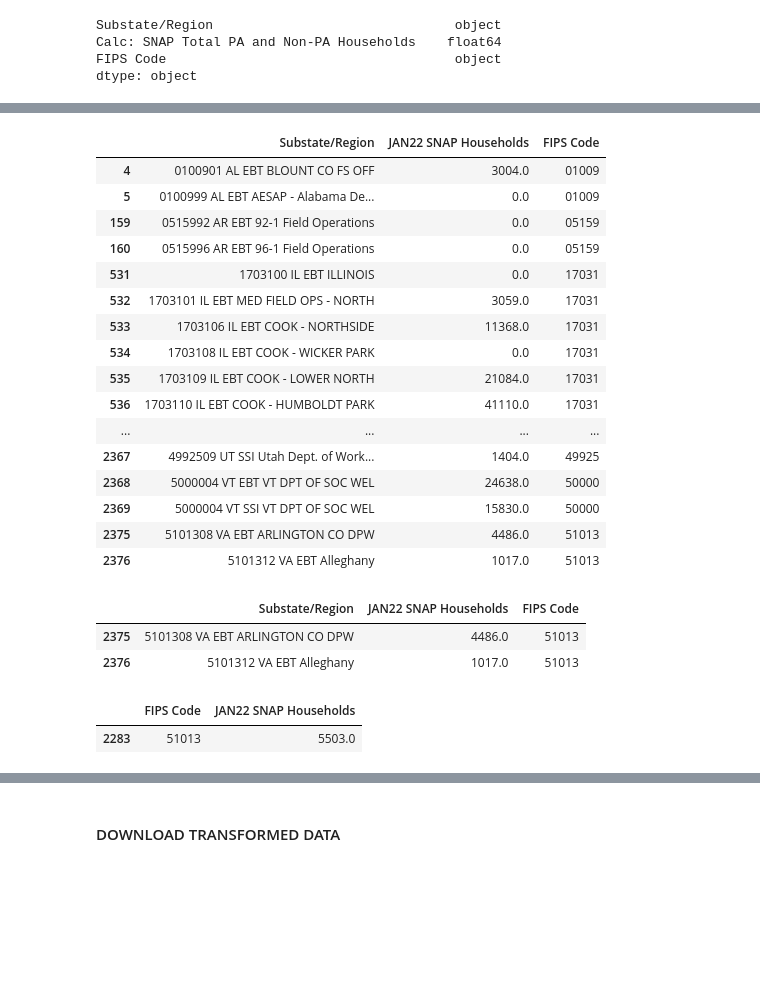
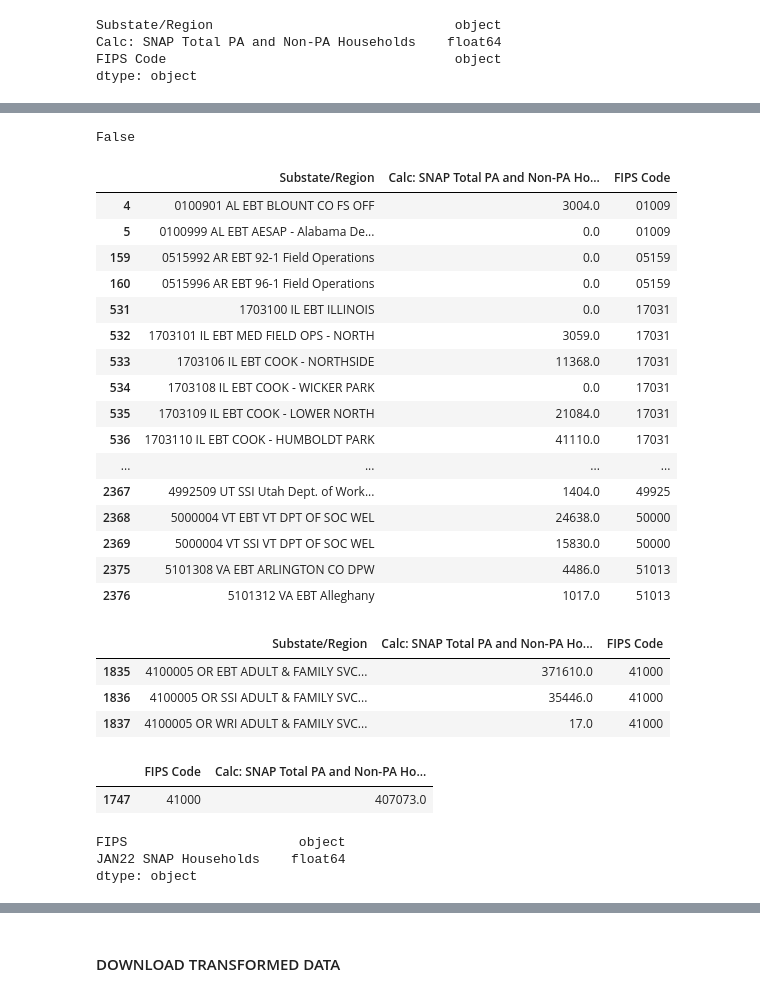
Before and after one commit to datakind/BDT_DataDive_Dec22, a Jupyter notebook: notebooks/BDT DataDive ACP vs SNAP Enrollment.ipynb, the cells around one changed output, grey strips where cells are left out. Drawn from its saved outputs; the diff is of its cells as text; code cells hidden in the pictures; blank space fills up the shorter version.

```diff
--- a/notebooks/BDT DataDive ACP vs SNAP Enrollment.ipynb
+++ b/notebooks/BDT DataDive ACP vs SNAP Enrollment.ipynb
@@ -392,3 +389,0 @@ sjan22[sjan22['Calc: SNAP Total PA and Non-PA Households']=="  "]
-# %%
-#fill blank values
-sjan22['Calc: SNAP Total PA and Non-PA Households'][sjan22['Calc: SNAP Total PA and Non-PA Households']=="  "]=0
@@ -400,2 +389,0 @@ See the caveats in the documentation: https://pandas.pydata.org/pandas-docs/stab
-# %%
-sjan22['Calc: SNAP Total PA and Non-PA Households'] = pd.to_numeric(sjan22['Calc: SNAP Total PA and Non-PA Households'])
@@ -409,2 +389,0 @@ dtype: object
-# %%
-sjan22 = sjan22.rename(columns={'Calc: SNAP Total PA and Non-PA Households': 'JAN22 SNAP Households'})
@@ -425,2 +389,0 @@ sjan22.head()
-# %%
-sjan22['FIPS Code'] = sjan22['FIPS Code'].astype(str)
@@ -449,7 +390,12 @@ sjan22.describe(include='all')
+# %%
+#check for null
+sjan22.isnull().values.any()
+# %% [output]
+False
 # %%
 sjan22[sjan22.duplicated(['FIPS Code'], keep=False)]
 # %% [output]
-|  | Substate/Region | JAN22 SNAP Households | FIPS Code |
+|  | Substate/Region | Calc: SNAP Total PA and Non-PA Ho... | FIPS Code |
 | 4 | 0100901 AL EBT BLOUNT CO FS OFF | 3004.0 | 01009 |
 | 5 | 0100999 AL EBT AESAP - Alabama De... | 0.0 | 01009 |
 | 159 | 0515992 AR EBT 92-1 Field Operations | 0.0 | 05159 |
@@ -467,16 +413,17 @@ sjan22[sjan22.duplicated(['FIPS Code'], keep=False)]
 | 2375 | 5101308 VA EBT ARLINGTON CO DPW | 4486.0 | 51013 |
 | 2376 | 5101312 VA EBT Alleghany | 1017.0 | 51013 |
 # %%
-sjan22[sjan22['FIPS Code']=='51013']
+sjan22[sjan22['FIPS Code']=='41000']
 # %% [output]
-|  | Substate/Region | JAN22 SNAP Households | FIPS Code |
-| 2375 | 5101308 VA EBT ARLINGTON CO DPW | 4486.0 | 51013 |
-| 2376 | 5101312 VA EBT Alleghany | 1017.0 | 51013 |
+|  | Substate/Region | Calc: SNAP Total PA and Non-PA Ho... | FIPS Code |
+| 1835 | 4100005 OR EBT ADULT & FAMILY SVC... | 371610.0 | 41000 |
+| 1836 | 4100005 OR SSI ADULT & FAMILY SVC... | 35446.0 | 41000 |
+| 1837 | 4100005 OR WRI ADULT & FAMILY SVC... | 17.0 | 41000 |
 # %%
 sjan22sum=sjan22.groupby(['FIPS Code'],as_index=False).sum()
 # %%
-sjan22sum[sjan22sum['FIPS Code']=='51013']
+sjan22sum[sjan22sum['FIPS Code']=='41000']
 # %% [output]
-|  | FIPS Code | JAN22 SNAP Households |
-| 2283 | 51013 | 5503.0 |
+|  | FIPS Code | Calc: SNAP Total PA and Non-PA Ho... |
+| 1747 | 41000 | 407073.0 |
 # %%
@@ -484,3 +431,9 @@ sjan22sum = sjan22sum.rename(columns={'FIPS Code': 'FIPS'})
+# %%
+sjan22sum.dtypes
+# %% [output]
+FIPS                      object
+JAN22 SNAP Households    float64
+dtype: object
 # %%
 sjan22sum.describe(include='all')
 # %% [output]
```
Also changed, not shown: parts of 18 cells of this notebook, 5 other files.
